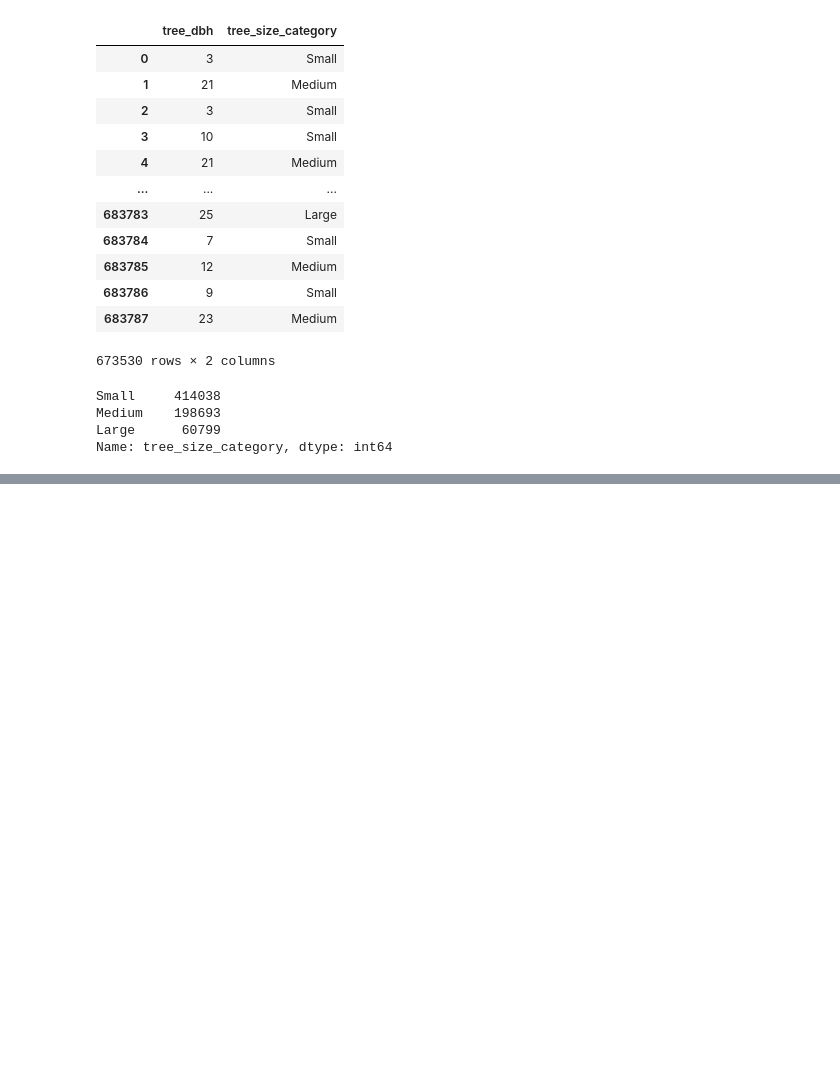
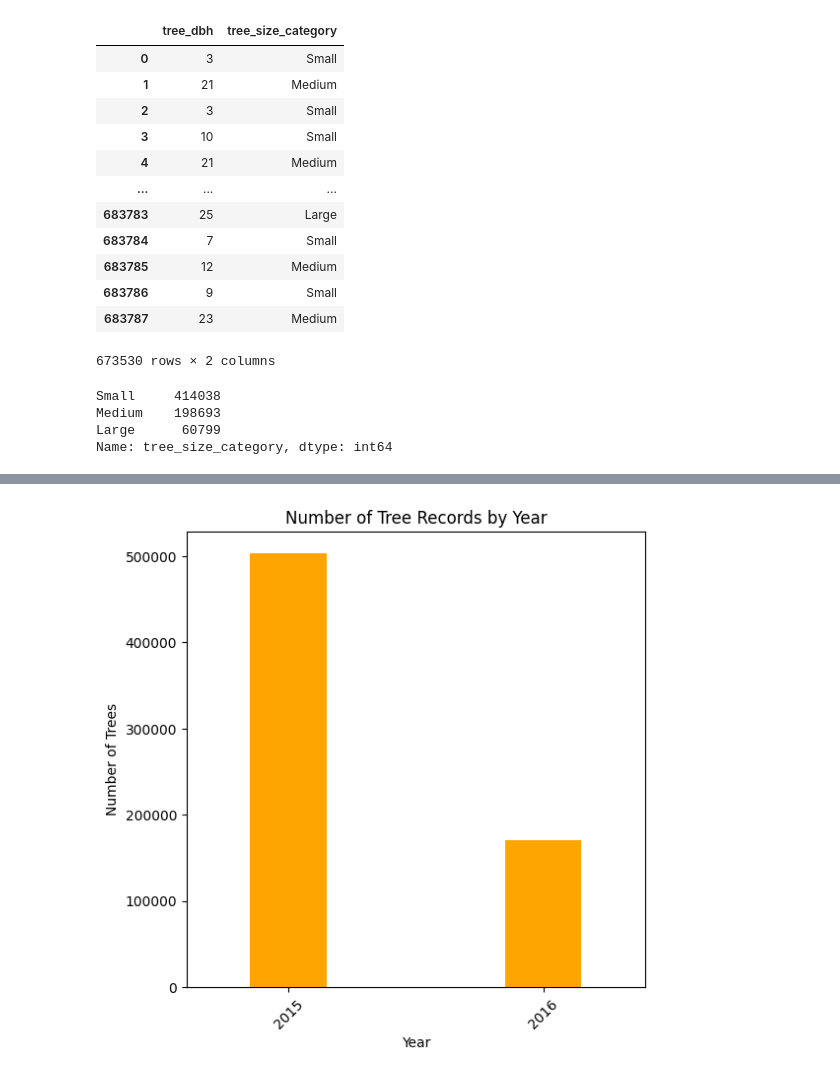
Before and after one commit to asha8r/2015-Street-Tree-Census, a Jupyter notebook: 2015_Street_Tree_Census.ipynb, the cells around one changed output, grey strips where cells are left out. Saved outputs shown, nothing was run; the diff lists cells and outputs as text; code cells hidden in the pictures; blank space fills up the shorter version.

```diff
--- a/2015_Street_Tree_Census.ipynb
+++ b/2015_Street_Tree_Census.ipynb
@@ -340,0 +387,10 @@ street_tree_no_outliers.head()
+# %%
+plt.figure(figsize=(6, 6))
+yearly_distribution.plot(kind='bar', color='orange', width=0.3)
+plt.title('Number of Tree Records by Year')
+plt.xlabel('Year')
+plt.ylabel('Number of Trees')
+plt.xticks(rotation=45)
+plt.show()
+# %% [output]
+[figure, added]
```
Also changed, not shown: parts of 6 cells of this notebook.
